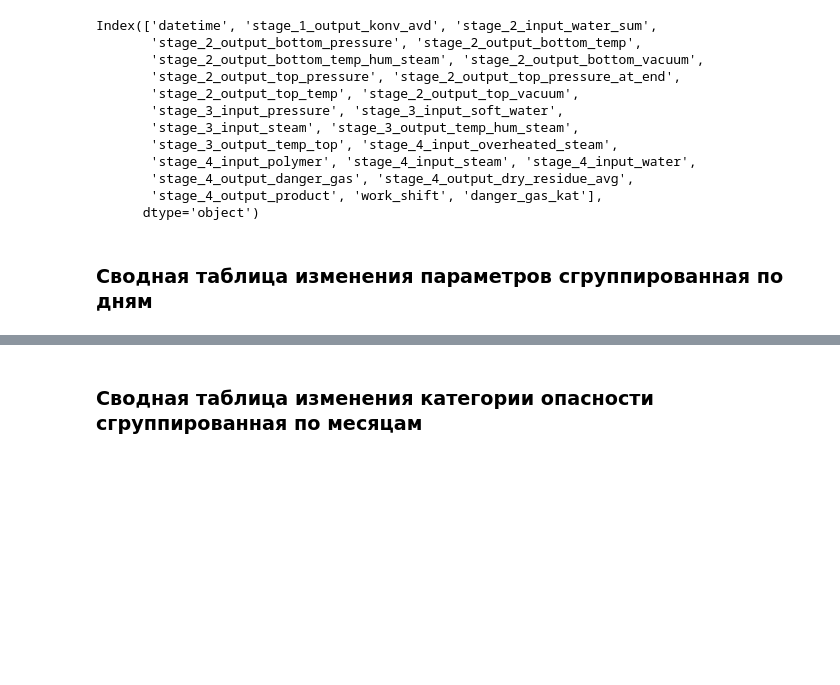
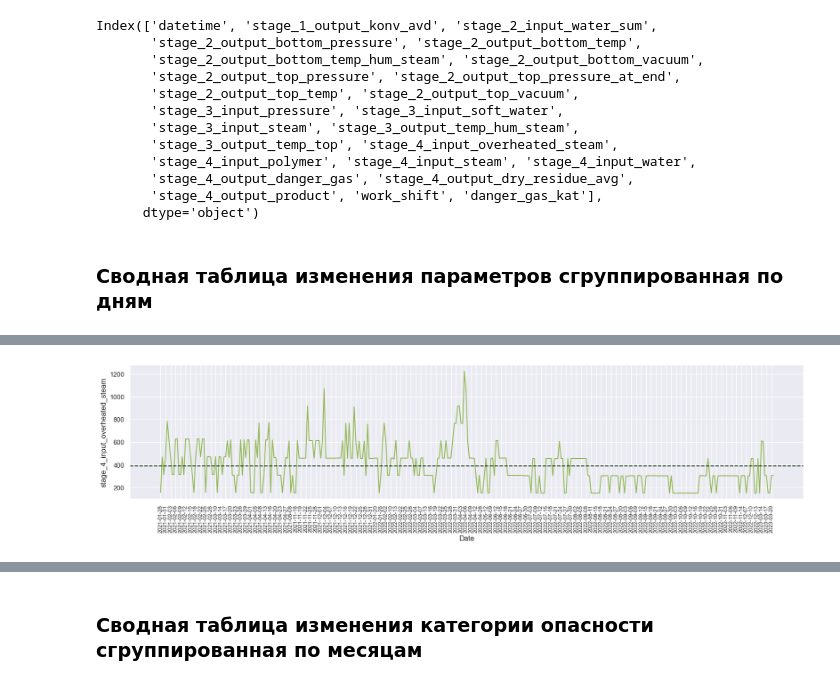
Before and after one commit to nericovich/project, a Jupyter notebook: main.ipynb, the cells around one changed output, grey strips where cells are left out. Drawn from its saved outputs; the diff is of its cells as text; code cells hidden in the pictures; blank space fills up the shorter version.

```diff
--- a/main.ipynb
+++ b/main.ipynb
@@ -422,0 +475,13 @@ pivot_table.head()
+# %%
+plt.figure(figsize=(20, 4))
+
+graph = sns.lineplot(x='Date', y='stage_4_input_overheated_steam', data=pivot_df, color=color_for_histplot)
+mean_value = pivot_df['stage_4_input_overheated_steam'].mean()
+plt.axhline(mean_value, color=color_for_line, linestyle='--', label=f'Среднее: {mean_value:.2f}')
+graph.set_xticks(graph.get_xticks()[::3])
+plt.xticks(rotation=90)
+plt.xticks(fontsize=9)
+
+plt.show()
+# %% [output]
+[figure, added]
```
Also changed, not shown: parts of 21 cells of this notebook.
